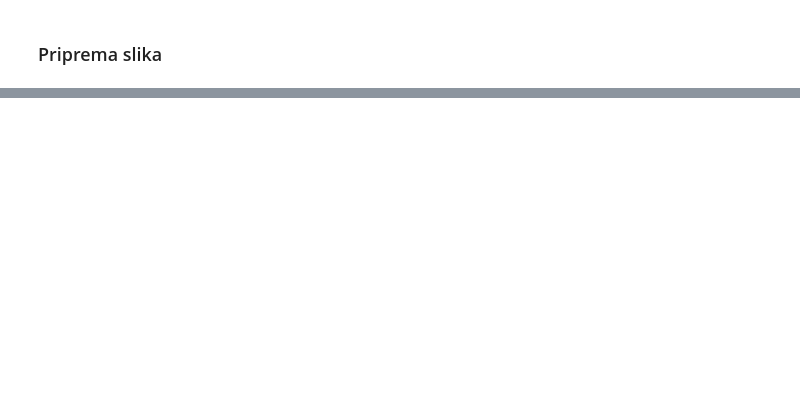
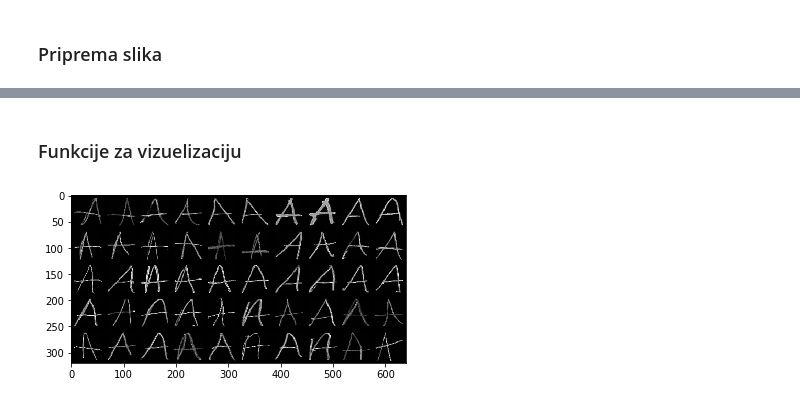
Before and after one commit to djokjulapfe/po, a Jupyter notebook: main.ipynb, the cells around one changed output, grey strips where cells are left out. Cells and saved outputs as stored; diff of their text form; code cells hidden in the pictures; blank space fills up the shorter version.

```diff
--- a/main.ipynb
+++ b/main.ipynb
@@ -111,0 +112,15 @@ plt.show()
+# %% [markdown]
+### Funkcije za vizuelizaciju
+# %%
+def display_square(imgs: list, n: int, m: int):
+    w, h = imgs[0].shape
+    comb = np.zeros((h * n, w * m))
+    for i in range(n):
+        for j in range(m):
+            comb[i * h: (i + 1) * h, j * w: (j + 1) * w] = imgs[i * m + j]
+    plt.imshow(comb, cmap = 'gray')
+    plt.show()
+
+display_square([img for label, img in dataset[:50]], 5, 10)
+# %% [output]
+[figure, added]
```
Also changed, not shown: parts of 5 cells of this notebook.
